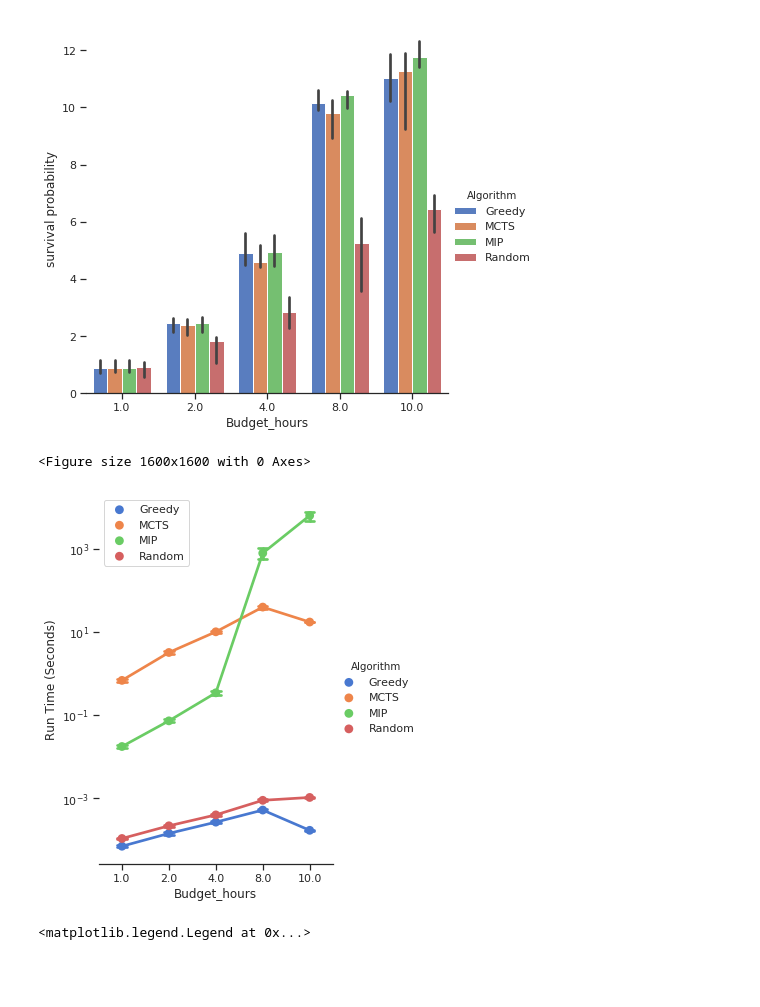
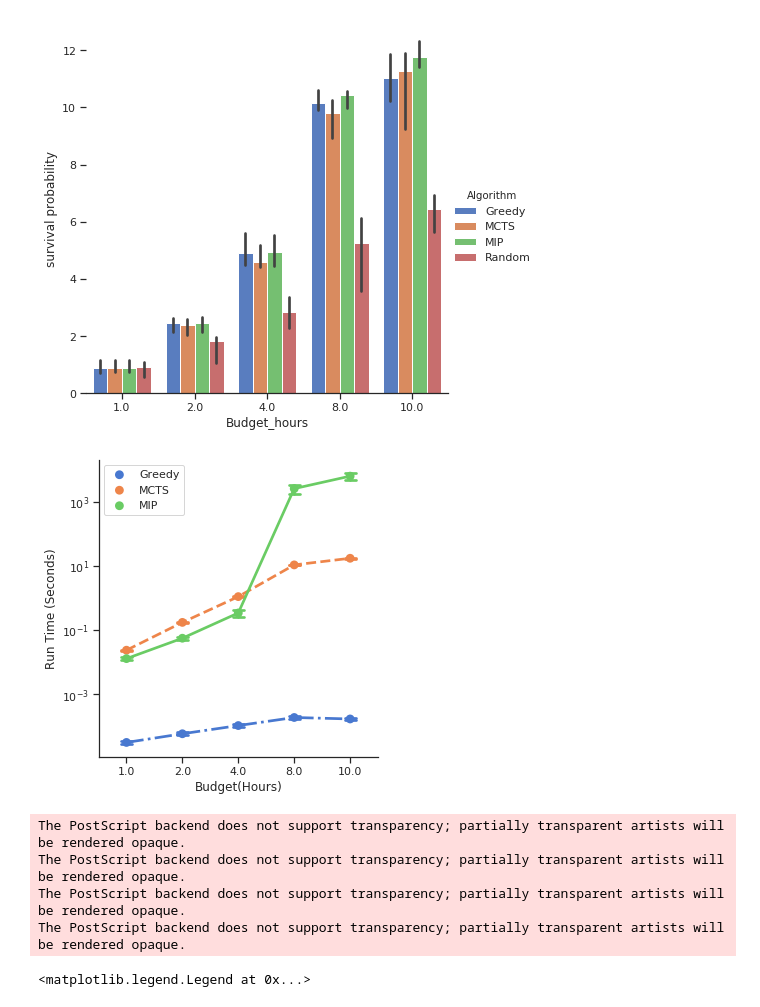
Before and after one commit to mlfrantz/OSU_MS_Robotics_Thesis, a Jupyter notebook: src/plotting_notebook.ipynb, the cells around one changed output. Saved outputs shown, nothing was run; the diff lists cells and outputs as text; code cells hidden in the pictures; blank space fills up the shorter version.

```diff
--- a/src/plotting_notebook.ipynb
+++ b/src/plotting_notebook.ipynb
@@ -55,18 +144,32 @@ plt.show()
 [figure]
 # %%
 # # This is line plot for time
-fig = plt.figure(figsize=(10,10), dpi=160, facecolor='w')
+dataPath = 'data/budget_test_all_no_rand.csv'
+
+file_path = os.path.join(os.path.abspath('..'), dataPath)
+df = pd.read_csv(file_path)
+nsewConstraint = ['Algorithm', 'Map_Center', 'Start', 'Score', 'Run_Time_(sec)', 'Budget_hours', 'Constraints']
+df = df.filter(nsewConstraint)
+
+# fig = plt.figure(figsize=(10,10), dpi=160, facecolor='w')
 g = sns.catplot(x="Budget_hours", y="Run_Time_(sec)", hue="Algorithm",
-                capsize=.2, palette="muted", height=6, aspect=.75,
-                kind="point", data=df.query("Budget_hours < 12"), log=True)
+                capsize=.2, palette="muted", height=5, aspect=1,
+                kind="point", data=df.query("Budget_hours < 12"), log=True, legend_out=False, linestyles=['-.','--','-'])
 g.set(yscale="log")
-g.despine(left=True)
+# g.despine(left=True)
 g.set_ylabels("Run Time (Seconds)")
+g.set_xlabels("Budget(Hours)")
 plt.legend(loc='upper left')
+
 plt.show()
+
+g.savefig('/home/frantz/Documents/MIP_Research/mip_research/Pictures/' + 'algorithm_compare_time.eps', format='eps')
 # %% [output]
+[figure, new version]
-<Figure size 1600x1600 with 0 Axes>
+The PostScript backend does not support transparency; partially transparent artists will be rendered opaque.
+The PostScript backend does not support transparency; partially transparent artists will be rendered opaque.
+The PostScript backend does not support transparency; partially transparent artists will be rendered opaque.
+The PostScript backend does not support transparency; partially transparent artists will be rendered opaque.
-[figure, old version]
 # %%
 # Used for comparison on just MIP algorithm with different constraints
 dataPath = 'data/single_constraint_compare.csv'
```
Also changed, not shown: parts of 2 cells of this notebook, 2 other files.
